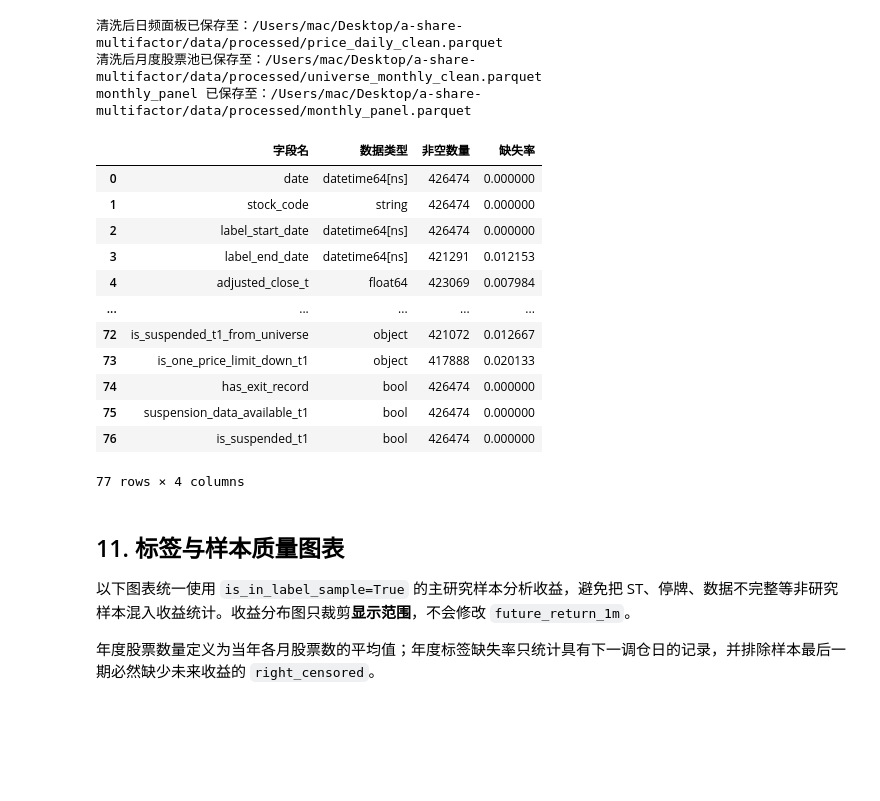
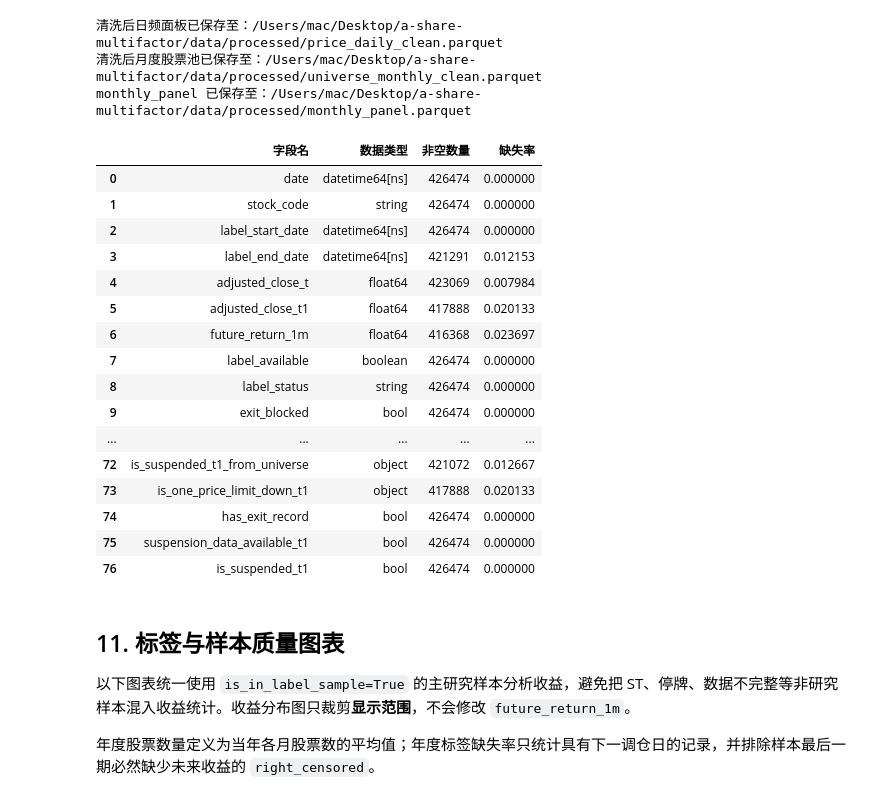
Before and after one commit to lizihan-zc/a-share-multifactor, a Jupyter notebook: notebooks/02_label_and_cleaning.ipynb, the cells around one changed output. Saved outputs shown, nothing was run; the diff lists cells and outputs as text; code cells hidden in the pictures; blank space fills up the shorter version.

```diff
--- a/notebooks/02_label_and_cleaning.ipynb
+++ b/notebooks/02_label_and_cleaning.ipynb
@@ -509,30 +509,36 @@ monthly_panel 已保存至：/Users/mac/Desktop/a-share-multifactor/data/process
 # %%
 from IPython.display import display
 import pandas as pd
 
 def show_schema(frame):
     return pd.DataFrame({
         "字段名": frame.columns,
         "数据类型": frame.dtypes.astype(str).values,
         "非空数量": frame.notna().sum().values,
         "缺失率": frame.isna().mean().values,
     })
 
-display(show_schema(monthly_panel))
+# 临时解除 Pandas 的最大行数限制
+with pd.option_context("display.max_rows", None):
+    display(show_schema(monthly_panel))
 # %% [output]
 |  | 字段名 | 数据类型 | 非空数量 | 缺失率 |
 | 0 | date | datetime64[ns] | 426474 | 0.000000 |
 | 1 | stock_code | string | 426474 | 0.000000 |
 | 2 | label_start_date | datetime64[ns] | 426474 | 0.000000 |
 | 3 | label_end_date | datetime64[ns] | 421291 | 0.012153 |
 | 4 | adjusted_close_t | float64 | 423069 | 0.007984 |
+| 5 | adjusted_close_t1 | float64 | 417888 | 0.020133 |
+| 6 | future_return_1m | float64 | 416368 | 0.023697 |
+| 7 | label_available | boolean | 426474 | 0.000000 |
+| 8 | label_status | string | 426474 | 0.000000 |
+| 9 | exit_blocked | bool | 426474 | 0.000000 |
 | ... | ... | ... | ... | ... |
 | 72 | is_suspended_t1_from_universe | object | 421072 | 0.012667 |
 | 73 | is_one_price_limit_down_t1 | object | 417888 | 0.020133 |
 | 74 | has_exit_record | bool | 426474 | 0.000000 |
 | 75 | suspension_data_available_t1 | bool | 426474 | 0.000000 |
 | 76 | is_suspended_t1 | bool | 426474 | 0.000000 |
-77 rows × 4 columns
 # %% [markdown]
 ## 11. 标签与样本质量图表
 
```
Also changed, not shown: 1 other file.
